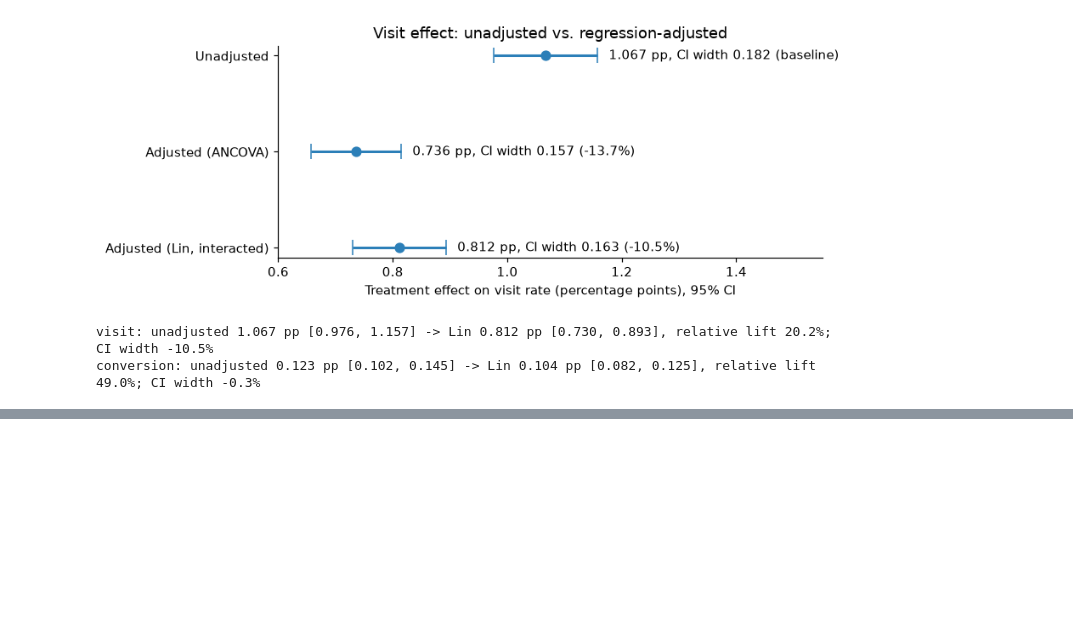
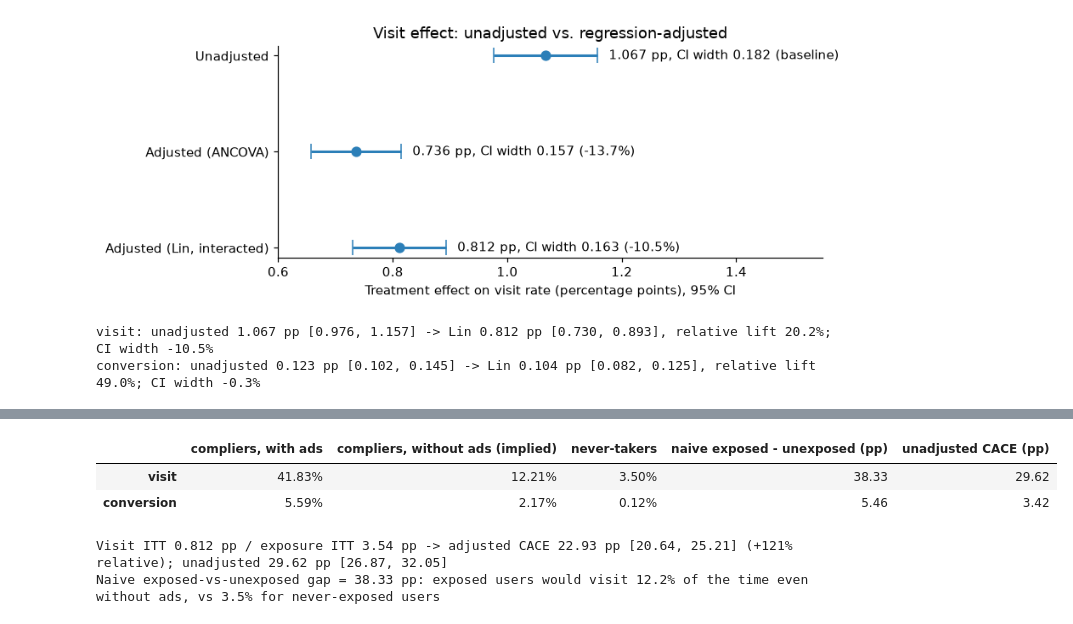
Before and after one commit to mehwishahmed/criteo-ad-incrementality, a Jupyter notebook: notebooks/analysis.ipynb, the cells around one changed output, grey strips where cells are left out. Drawn from its saved outputs; the diff is of its cells as text; code cells hidden in the pictures; blank space fills up the shorter version.

```diff
--- a/notebooks/analysis.ipynb
+++ b/notebooks/analysis.ipynb
@@ -401,0 +458,26 @@ conversion: unadjusted 0.123 pp [0.102, 0.145] -> Lin 0.104 pp [0.082, 0.125], r
+# %%
+cm = pd.DataFrame({m: compliance.complier_means(df, m) for m in OUTCOMES}).T
+cm_display = pd.DataFrame({
+    "compliers, with ads": cm["compliers_with_ads"].map("{:.2%}".format),
+    "compliers, without ads (implied)": cm["compliers_without_ads"].map("{:.2%}".format),
+    "never-takers": cm["never_takers"].map("{:.2%}".format),
+    "naive exposed - unexposed (pp)": (cm["naive_exposed_vs_unexposed"] * 100).map("{:.2f}".format),
+    "unadjusted CACE (pp)": [f"{compliance.wald_cace(df, m)['cace']*100:.2f}" for m in OUTCOMES],
+})
+cm_display
+# %% [output]
+|  | compliers, with ads | compliers, without ads (implied) | never-takers | naive exposed - unexposed (pp) | unadjusted CACE (pp) |
+| visit | 41.83% | 12.21% | 3.50% | 38.33 | 29.62 |
+| conversion | 5.59% | 2.17% | 0.12% | 5.46 | 3.42 |
+# %%
+v_w = cace.loc[("visit", "unadjusted (Wald, bootstrap CI)")]
+v_a = cace.loc[("visit", "Lin-adjusted (IV-linearized CI)")]
+print(f"Visit ITT {v_a['ITT on outcome (pp)']:.3f} pp / exposure ITT {v_a['ITT on exposure (pp)']:.2f} pp "
+      f"-> adjusted CACE {v_a['CACE (pp)']:.2f} pp {v_a['CACE 95% CI (pp)']} ({v_a['CACE relative']:+.0%} relative); "
+      f"unadjusted {v_w['CACE (pp)']:.2f} pp {v_w['CACE 95% CI (pp)']}")
+print(f"Naive exposed-vs-unexposed gap = {cm.loc['visit', 'naive_exposed_vs_unexposed']*100:.2f} pp: "
+      f"exposed users would visit {cm.loc['visit', 'compliers_without_ads']:.1%} of the time even without ads, "
+      f"vs {cm.loc['visit', 'never_takers']:.1%} for never-exposed users")
+# %% [output]
+Visit ITT 0.812 pp / exposure ITT 3.54 pp -> adjusted CACE 22.93 pp [20.64, 25.21] (+121% relative); unadjusted 29.62 pp [26.87, 32.05]
+Naive exposed-vs-unexposed gap = 38.33 pp: exposed users would visit 12.2% of the time even without ads, vs 3.5% for never-exposed users
```
Also changed, not shown: parts of 3 cells of this notebook, 1 other file.
